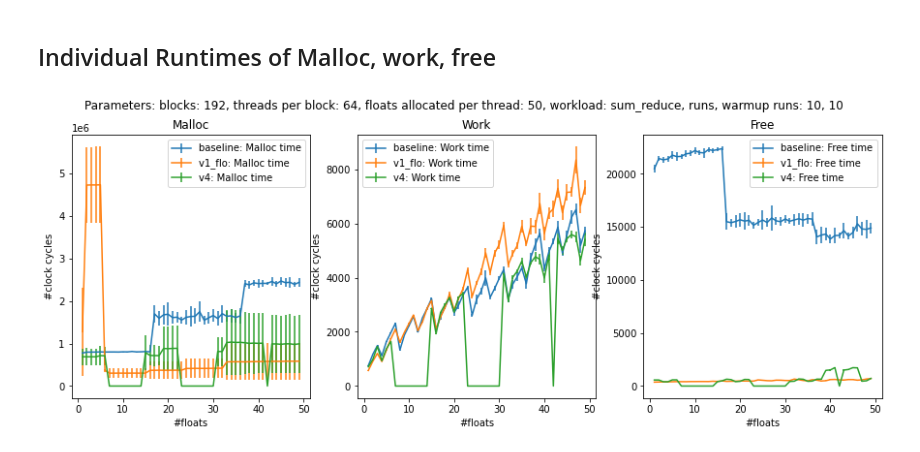
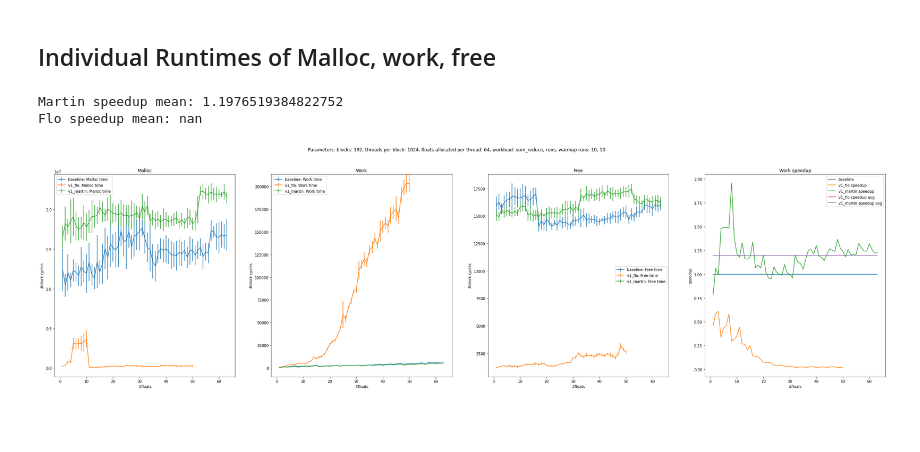
Before and after one commit to maerhart/dphpc-project, a Jupyter notebook: dynamic_allocator/benchmarks.ipynb, the cells around one changed output. Cells and saved outputs as stored; diff of their text form; code cells hidden in the pictures; blank space fills up the shorter version.

Commit message:
Add speedup plot

```diff
--- a/dynamic_allocator/benchmarks.ipynb
+++ b/dynamic_allocator/benchmarks.ipynb
@@ -28,7 +28,7 @@ workloads = {
 def get_mean_std_individual_workloads(n_blocks, n_threads_per_block, n_floats, n_runs, n_warmup, workload):
     cmd_res = subprocess.run(["./a.out", *[str(x) for x in [n_blocks, n_threads_per_block, n_runs, n_warmup, n_floats, workload]]], capture_output=True, text=True)
     cmd_res.check_returncode()
-    measurements = [np.fromstring(x, sep=" ") for x in cmd_res.stdout.split("\n")[:12]]
+    measurements = [np.fromstring(x, sep=" ") for x in cmd_res.stdout.split("\n")[:9]]
 
     res = []
     for m in measurements:
@@ -41,15 +41,16 @@ def get_mean_std_individual_workloads(n_blocks, n_threads_per_block, n_floats, n
 n_runs = 10
 n_warmup = 10
 n_blocks = 192
-n_threads_per_block = 64
-n_floats = 50
+n_threads_per_block = 1024
+n_floats = 64
 workload = workloads["sum_reduce"]
 
 
-plt.rcParams['figure.figsize'] = [15, 5]
-fig, axs = plt.subplots(1, 3)
+plt.rcParams['figure.figsize'] = [40, 10]
+fig, axs = plt.subplots(1, 4)
 
 
+# floats = list(np.logspace(0, n_floats, base=2, num=13))
 floats = list(range(1, n_floats))
 results = []
 for n_floats_ in tqdm(floats):
@@ -64,47 +65,70 @@ means_v1_flo_work_time, stds_v1_flo_work_time,\
 means_v1_flo_free_time, stds_v1_flo_free_time,\
 means_v1_martin_malloc_time, stds_v1_martin_malloc_time,\
 means_v1_martin_work_time, stds_v1_martin_work_time,\
-means_v1_martin_free_time, stds_v1_martin_free_time,\
-means_v4_malloc_time, stds_v4_malloc_time,\
-means_v4_work_time, stds_v4_work_time,\
-means_v4_free_time, stds_v4_free_time\
+means_v1_martin_free_time, stds_v1_martin_free_time\
 = zip(*results)
+
+# means_v4_malloc_time, stds_v4_malloc_time,\
+# means_v4_work_time, stds_v4_work_time,\
+# means_v4_free_time, stds_v4_free_time\
 
 
 fig.suptitle("Parameters:" \
           + " blocks: " + str(n_blocks)\
           + ", threads per block: " + str(n_threads_per_block)\
           + ", floats allocated per thread: " + str(n_floats)\
           + ", workload: sum_reduce"\
           + ", runs, warmup runs: " + str(n_runs) + ", " + str(n_warmup))
 
 axs[0].set_title("Malloc")
 axs[0].errorbar(floats, means_base_malloc_time, stds_base_malloc_time, label="baseline: Malloc time")
 axs[0].errorbar(floats, means_v1_flo_malloc_time, stds_v1_flo_malloc_time, label="v1_flo: Malloc time")
-#axs[0].errorbar(floats, means_v1_martin_malloc_time, stds_v1_martin_malloc_time, label="v1_martin: Malloc time")
-axs[0].errorbar(floats, means_v4_malloc_time, stds_v4_malloc_time, label="v4: Malloc time")
+axs[0].errorbar(floats, means_v1_martin_malloc_time, stds_v1_martin_malloc_time, label="v1_martin: Malloc time")
+# axs[0].errorbar(floats, means_v4_malloc_time, stds_v4_malloc_time, label="v4: Malloc time")
 axs[0].legend()
 axs[0].set_xlabel("#floats")
 axs[0].set_ylabel("#clock cycles")
+# axs[0].set_xscale("log", base=2)
 
 axs[1].set_title("Work")
 axs[1].errorbar(floats, means_base_work_time, stds_base_work_time, label="baseline: Work time")
 axs[1].errorbar(floats, means_v1_flo_work_time, stds_v1_flo_work_time, label="v1_flo: Work time")
-#axs[1].errorbar(floats, means_v1_martin_work_time, stds_v1_martin_work_time, label="v1_martin: Work time")
-axs[1].errorbar(floats, means_v4_work_time, stds_v4_work_time, label="v4: Work time")
+axs[1].errorbar(floats, means_v1_martin_work_time, stds_v1_martin_work_time, label="v1_martin: Work time")
+# axs[1].errorbar(floats, means_v4_work_time, stds_v4_work_time, label="v4: Work time")
 axs[1].legend()
 axs[1].set_xlabel("#floats")
 axs[1].set_ylabel("#clock cycles")
+# axs[1].set_xscale("log", base=2)
 
 axs[2].set_title("Free")
 axs[2].errorbar(floats, means_base_free_time, stds_base_free_time, label="baseline: Free time")
 axs[2].errorbar(floats, means_v1_flo_free_time, stds_v1_flo_free_time, label="v1_flo: Free time")
-#axs[2].errorbar(floats, means_v1_martin_free_time, stds_v1_martin_free_time, label="v1_martin: Free time")
-axs[2].errorbar(floats, means_v4_free_time, stds_v4_free_time, label="v4: Free time")
+axs[2].errorbar(floats, means_v1_martin_free_time, stds_v1_martin_free_time, label="v1_martin: Free time")
+# axs[2].errorbar(floats, means_v4_free_time, stds_v4_free_time, label="v4: Free time")
 axs[2].legend()
 axs[2].set_xlabel("#floats")
 axs[2].set_ylabel("#clock cycles")
+# axs[2].set_xscale("log", base=2)
+
+flo_speedup_mean = np.mean(np.asarray(means_base_work_time)/np.asarray(means_v1_flo_work_time))
+martin_speedup_mean = np.mean(np.asarray(means_base_work_time)/np.asarray(means_v1_martin_work_time))
+
+axs[3].set_title("Work speedup")
+axs[3].plot(floats, [1 for x in means_base_work_time], label="baseline")
+axs[3].plot(floats, np.asarray(means_base_work_time)/np.asarray(means_v1_flo_work_time), label="v1_flo speedup")
+axs[3].plot(floats, np.asarray(means_base_work_time)/np.asarray(means_v1_martin_work_time), label="v1_martin speedup")
+axs[3].plot(floats, [flo_speedup_mean for x in floats], label="v1_flo speedup avg")
+axs[3].plot(floats, [martin_speedup_mean for x in floats], label="v1_martin speedup avg")
+axs[3].legend()
+axs[3].set_xlabel("#floats")
+axs[3].set_ylabel("speedup")
+# axs[3].set_xscale("log", base=2)
+
+print("Martin speedup mean:", martin_speedup_mean)
+print("Flo speedup mean:", flo_speedup_mean)
 
 plt.show()
 # %% [output]
+Martin speedup mean: 1.1976519384822752
+Flo speedup mean: nan
-[figure, old version]
+[figure, new version]
```
